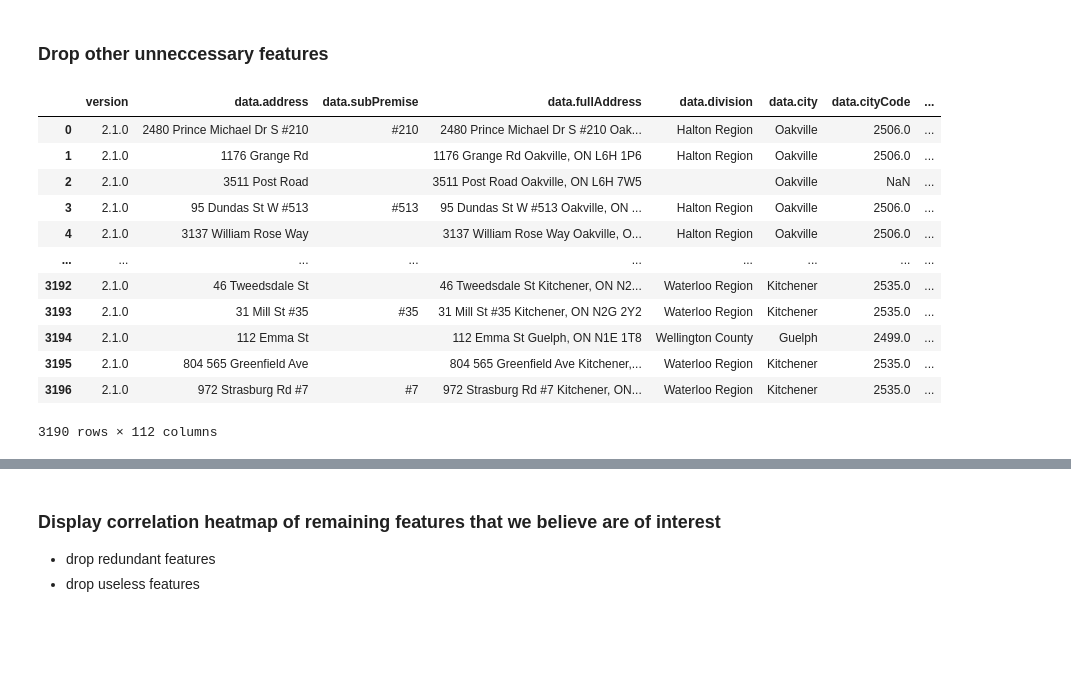
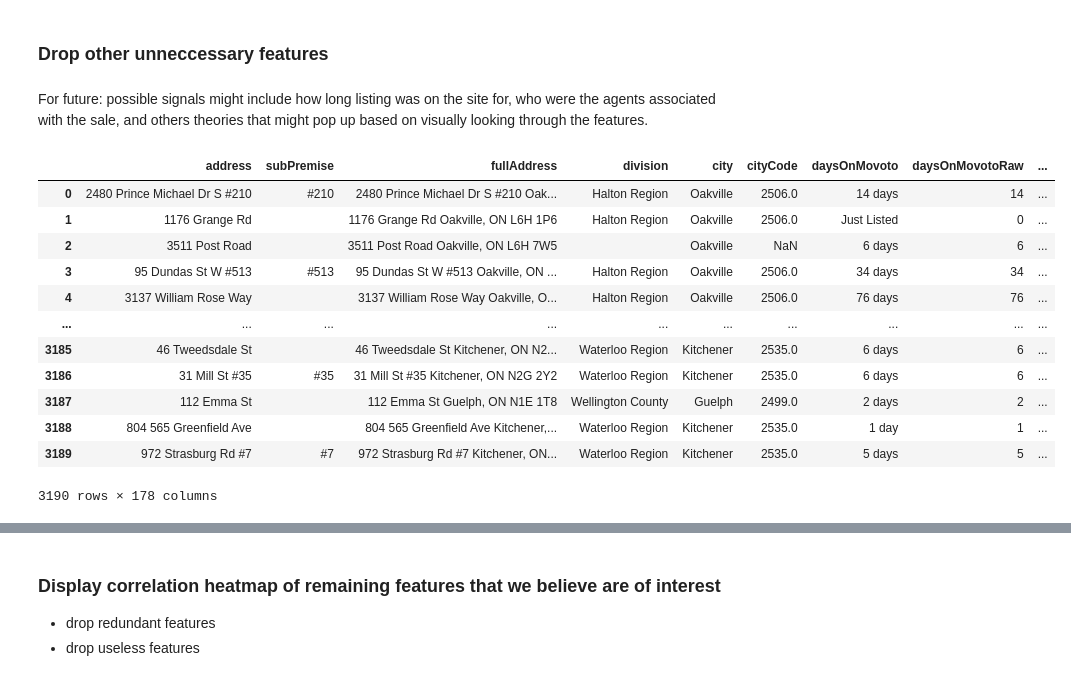
Before and after one commit to shahaansshah/3253-083_Group9, a Jupyter notebook: 3253_083_Group_9_Data_Analysis.ipynb, the cells around one changed output, grey strips where cells are left out. Saved outputs shown, nothing was run; the diff lists cells and outputs as text; code cells hidden in the pictures; blank space fills up the shorter version.

Commit message:
Consolidated Bart's code regarding the 'Import' and 'Handle Missing/Mostly Missing Values' section

```diff
--- a/3253_083_Group_9_Data_Analysis.ipynb
+++ b/3253_083_Group_9_Data_Analysis.ipynb
@@ -37,13 +18,0 @@ Mounted at /content/drive
-# %%
-# Shahaan (from Mark)
-data = []
-with open('/content/drive/My Drive/Colab Notebooks/ontario_housing_cleaned.json', 'r') as f:  # old version of data (no lake proximity)
-  for line in f:
-    try:
-      json_obj = json.loads(line.strip())
-      data.append(json_obj)
-    except json.JSONDecodeError:
-      continue
-
-# Convert to df
-ontario_housing_data = pd.json_normalize(data)
@@ -61,9 +73,9 @@ ontario_housing_data.head()
 ### Handle Missing or Mostly Missing Data
 # %%
 # look up which fields contain a lot of missing data
-missing_values = [col for col in ontario_housing_data.columns if ontario_housing_data[col].isnull().any()]
+missing_values = [col for col in df.columns if df[col].isnull().any()]
 print('Number of columns with missing values:', len(missing_values), '\n')
 
 for col in missing_values:
-  print(col, round(ontario_housing_data[col].isnull().mean(), 3)*100, '% missing values')
+  print(col, round(df[col].isnull().mean(), 3)*100, '% missing values')
 # %% [output]
@@ -101,0 +99,10 @@ except Exception:
+# %%
+# get columns which are >50% empty
+too_many_missing = [col for col in df.columns if df[col].isnull().mean() > 0.5]
+print('Number of columns with more than 50% missing values:', len(too_many_missing), '\n')
+
+# drop those columns
+try:
+  df = df.drop(columns=too_many_missing)
+except Exception:
+  pass
@@ -170,19 +134,21 @@ Name: count, dtype: int64
 # %% [markdown]
 ### Drop other unneccessary features
+# %% [markdown]
+For future: possible signals might include how long listing was on the site for, who were the agents associated with the sale, and others theories that might pop up based on visually looking through the features.
 # %%
 pd.options.display.max_columns = None
-ontario_housing_data
+df
 # %% [output]
-|  | version | data.address | data.subPremise | data.fullAddress | data.division | data.city | data.cityCode | ... |
-| 0 | 2.1.0 | 2480 Prince Michael Dr S #210 | #210 | 2480 Prince Michael Dr S #210 Oak... | Halton Region | Oakville | 2506.0 | ... |
-| 1 | 2.1.0 | 1176 Grange Rd |  | 1176 Grange Rd Oakville, ON L6H 1P6 | Halton Region | Oakville | 2506.0 | ... |
-| 2 | 2.1.0 | 3511 Post Road |  | 3511 Post Road Oakville, ON L6H 7W5 |  | Oakville | NaN | ... |
-| 3 | 2.1.0 | 95 Dundas St W #513 | #513 | 95 Dundas St W #513 Oakville, ON ... | Halton Region | Oakville | 2506.0 | ... |
-| 4 | 2.1.0 | 3137 William Rose Way |  | 3137 William Rose Way Oakville, O... | Halton Region | Oakville | 2506.0 | ... |
-| ... | ... | ... | ... | ... | ... | ... | ... | ... |
-| 3192 | 2.1.0 | 46 Tweedsdale St |  | 46 Tweedsdale St Kitchener, ON N2... | Waterloo Region | Kitchener | 2535.0 | ... |
-| 3193 | 2.1.0 | 31 Mill St #35 | #35 | 31 Mill St #35 Kitchener, ON N2G 2Y2 | Waterloo Region | Kitchener | 2535.0 | ... |
-| 3194 | 2.1.0 | 112 Emma St |  | 112 Emma St Guelph, ON N1E 1T8 | Wellington County | Guelph | 2499.0 | ... |
-| 3195 | 2.1.0 | 804 565 Greenfield Ave |  | 804 565 Greenfield Ave Kitchener,... | Waterloo Region | Kitchener | 2535.0 | ... |
-| 3196 | 2.1.0 | 972 Strasburg Rd #7 | #7 | 972 Strasburg Rd #7 Kitchener, ON... | Waterloo Region | Kitchener | 2535.0 | ... |
+|  | address | subPremise | fullAddress | division | city | cityCode | daysOnMovoto | daysOnMovotoRaw | ... |
+| 0 | 2480 Prince Michael Dr S #210 | #210 | 2480 Prince Michael Dr S #210 Oak... | Halton Region | Oakville | 2506.0 | 14 days | 14 | ... |
+| 1 | 1176 Grange Rd |  | 1176 Grange Rd Oakville, ON L6H 1P6 | Halton Region | Oakville | 2506.0 | Just Listed | 0 | ... |
+| 2 | 3511 Post Road |  | 3511 Post Road Oakville, ON L6H 7W5 |  | Oakville | NaN | 6 days | 6 | ... |
+| 3 | 95 Dundas St W #513 | #513 | 95 Dundas St W #513 Oakville, ON ... | Halton Region | Oakville | 2506.0 | 34 days | 34 | ... |
+| 4 | 3137 William Rose Way |  | 3137 William Rose Way Oakville, O... | Halton Region | Oakville | 2506.0 | 76 days | 76 | ... |
+| ... | ... | ... | ... | ... | ... | ... | ... | ... | ... |
+| 3185 | 46 Tweedsdale St |  | 46 Tweedsdale St Kitchener, ON N2... | Waterloo Region | Kitchener | 2535.0 | 6 days | 6 | ... |
+| 3186 | 31 Mill St #35 | #35 | 31 Mill St #35 Kitchener, ON N2G 2Y2 | Waterloo Region | Kitchener | 2535.0 | 6 days | 6 | ... |
+| 3187 | 112 Emma St |  | 112 Emma St Guelph, ON N1E 1T8 | Wellington County | Guelph | 2499.0 | 2 days | 2 | ... |
+| 3188 | 804 565 Greenfield Ave |  | 804 565 Greenfield Ave Kitchener,... | Waterloo Region | Kitchener | 2535.0 | 1 day | 1 | ... |
+| 3189 | 972 Strasburg Rd #7 | #7 | 972 Strasburg Rd #7 Kitchener, ON... | Waterloo Region | Kitchener | 2535.0 | 5 days | 5 | ... |
-3190 rows × 112 columns
+3190 rows × 178 columns
```
Also changed, not shown: parts of 17 cells of this notebook.
